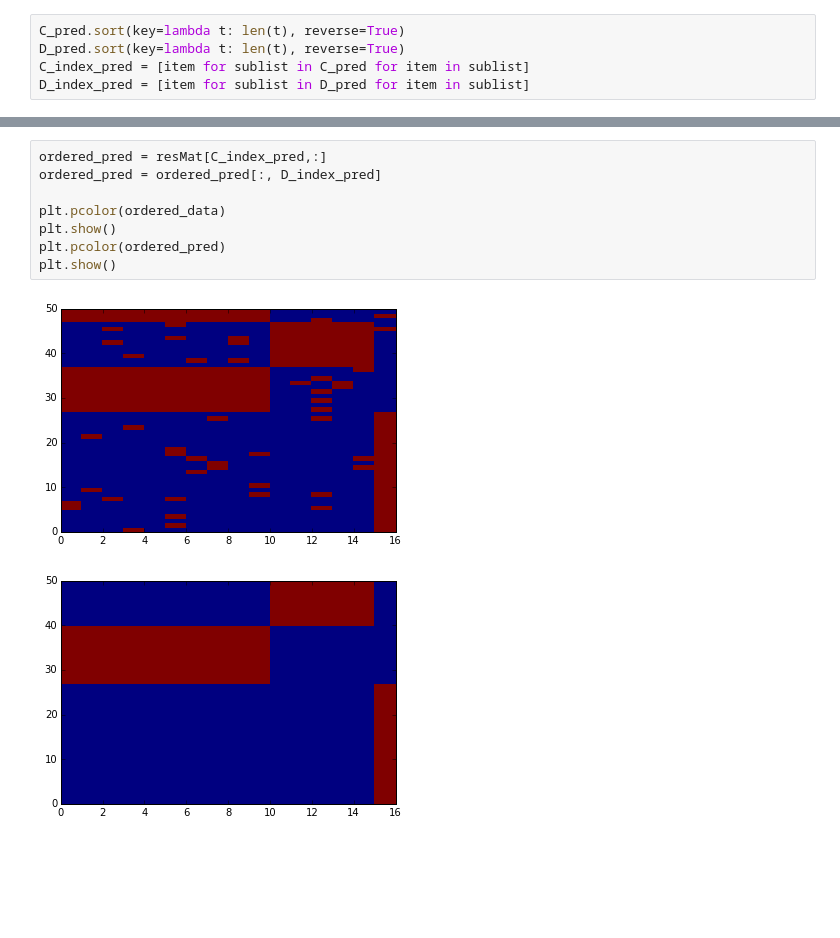
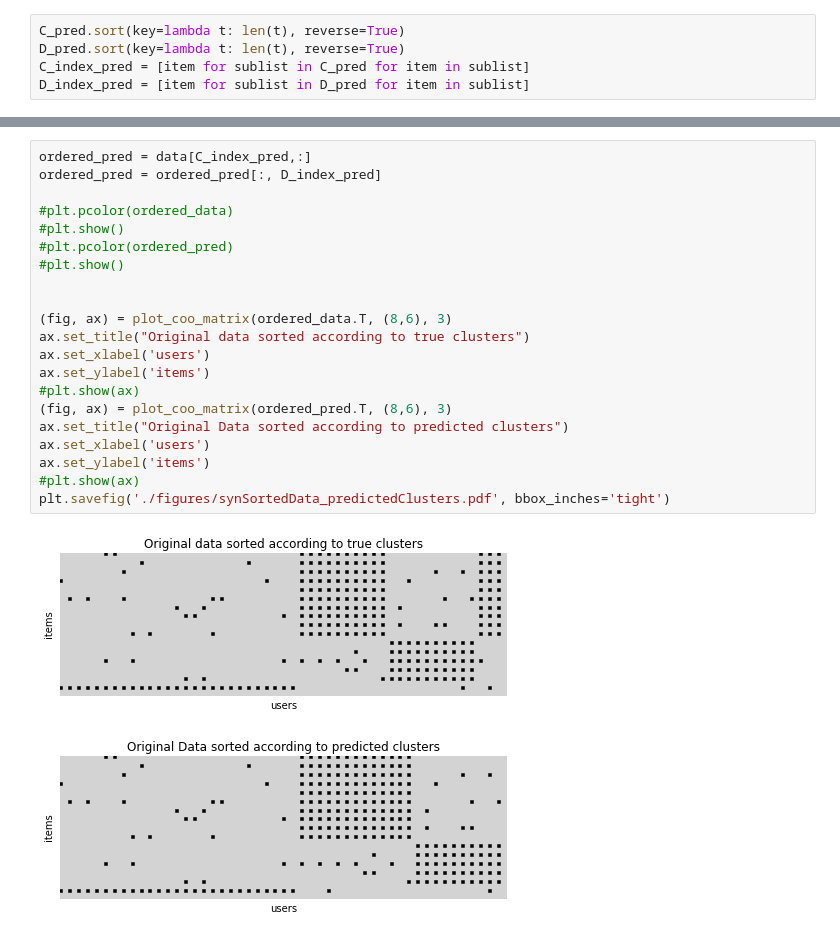
Before and after one commit to MaryanMorel/Variational_Co-Clustering, a Jupyter notebook: Variational Co-clustering.ipynb, the cells around one changed output, grey strips where cells are left out. Cells and saved outputs as stored; diff of their text form; blank space fills up the shorter version.

```diff
--- a/Variational Co-clustering.ipynb
+++ b/Variational Co-clustering.ipynb
@@ -107,11 +120,24 @@ plt.show()
-# %%
-ordered_pred = resMat[C_index_pred,:]
-ordered_pred = ordered_pred[:, D_index_pred]
-
-plt.pcolor(ordered_data)
-plt.show()
-plt.pcolor(ordered_pred)
-plt.show()
-# %% [output]
-[figure, removed]
-[figure, removed]
+# %%
+ordered_pred = data[C_index_pred,:]
+ordered_pred = ordered_pred[:, D_index_pred]
+
+#plt.pcolor(ordered_data)
+#plt.show()
+#plt.pcolor(ordered_pred)
+#plt.show()
+
+
+(fig, ax) = plot_coo_matrix(ordered_data.T, (8,6), 3)
+ax.set_title("Original data sorted according to true clusters")
+ax.set_xlabel('users')
+ax.set_ylabel('items')
+#plt.show(ax)
+(fig, ax) = plot_coo_matrix(ordered_pred.T, (8,6), 3)
+ax.set_title("Original Data sorted according to predicted clusters")
+ax.set_xlabel('users')
+ax.set_ylabel('items')
+#plt.show(ax)
+plt.savefig('./figures/synSortedData_predictedClusters.pdf', bbox_inches='tight')
+# %% [output]
+[figure, added]
+[figure, added]
```
Also changed, not shown: parts of 11 cells of this notebook, 9 other files.
